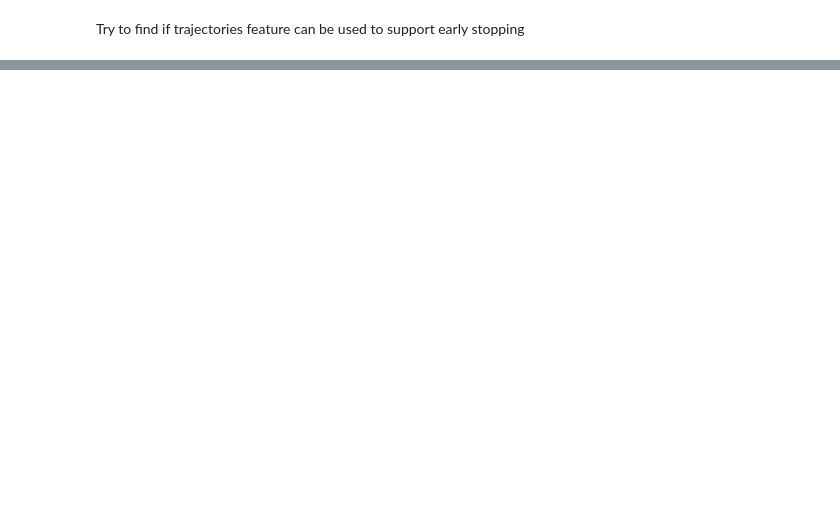
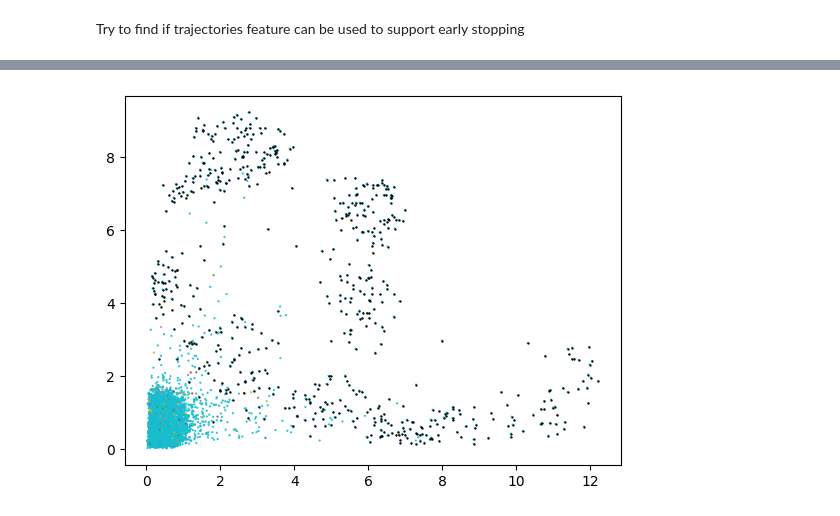
Before and after one commit to xianglinyang/GenVis, a Jupyter notebook: experiments/early-stopping.ipynb, the cells around one changed output, grey strips where cells are left out. Drawn from its saved outputs; the diff is of its cells as text; code cells hidden in the pictures; blank space fills up the shorter version.

```diff
--- a/experiments/early-stopping.ipynb
+++ b/experiments/early-stopping.ipynb
@@ -19,9 +20,7 @@ from singleVis.vis_models import vis_models as vmodels
 # %%
 VIS_METHOD = "tDVI" # DeepVisualInsight
-# CONTENT_PATH = "/home/xianglin/projects/DVI_data/resnet18_cifar10"
-# CONTENT_PATH = "/home/xianglin/projects/DVI_data/BadNet_MNIST_noise"
-CONTENT_PATH = "/home/xianglin/projects/DVI_data/noisy/symmetric/cifar10/10"
-GPU_ID = "0"
+CONTENT_PATH = "/home/xianglin/data/noise/symmetric/resnet18_mnist/10"
+GPU_ID = "1"
 # %%
 sys.path.append(CONTENT_PATH)
 with open(os.path.join(CONTENT_PATH, "config.json"), "r") as f:
@@ -79,8 +83,15 @@ idxs = np.argwhere(noise_labels!=clean_labels).squeeze()
 # %%
 # idxs = np.array([])
+# %%
+# ground truth
+mnist_consistency_score = np.load("/home/xianglin/git_space/structural-regularity/mnist-cscores.npy", allow_pickle=True)
+# %%
+END = 4
 # %%
 from singleVis.training_dynamics import TD
-td = TD(data_provider, projector, (1,50,1))
+td = TD(data_provider, projector, (1,END,1))
 # %%
-positions = td.position_high_dynamics()
-td.show_ground_truth_cls(positions, idxs, 5, "UMAP")
+positions = td.position_dynamics()
+td.show_ground_truth(positions,END, idxs, 5, method="RoG", colors=mnist_consistency_score)
+# %% [output]
+[figure, added]
```
Also changed, not shown: parts of 8 cells of this notebook, 2 other files.
